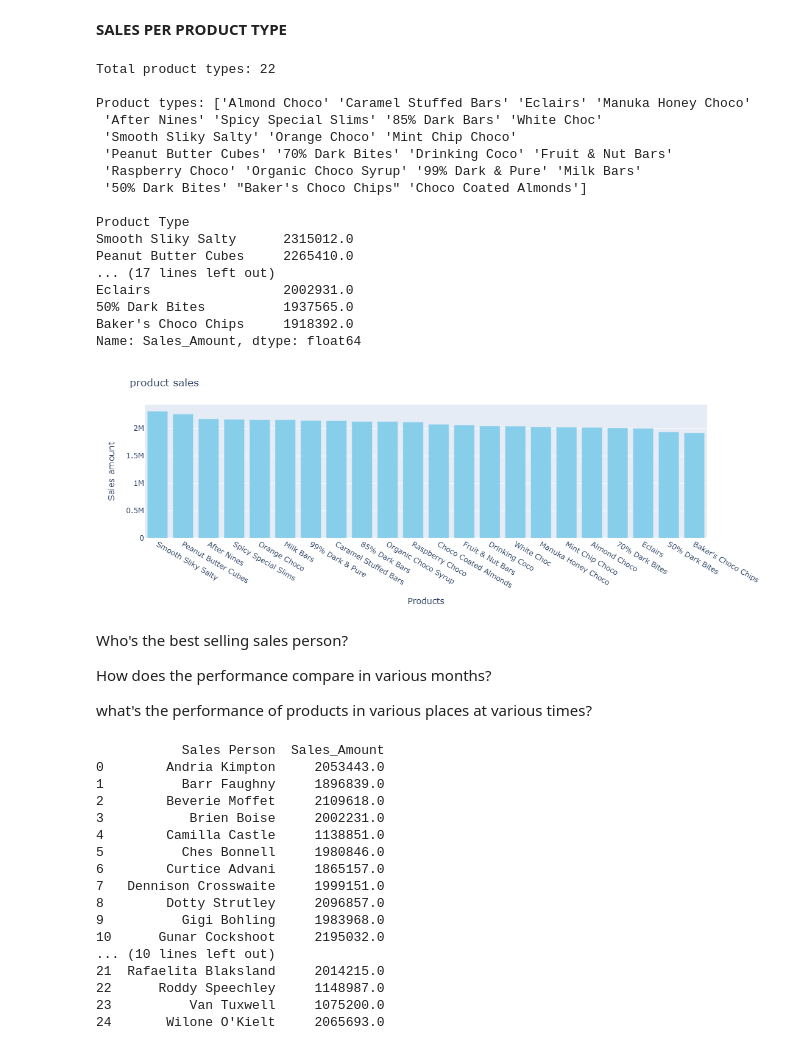
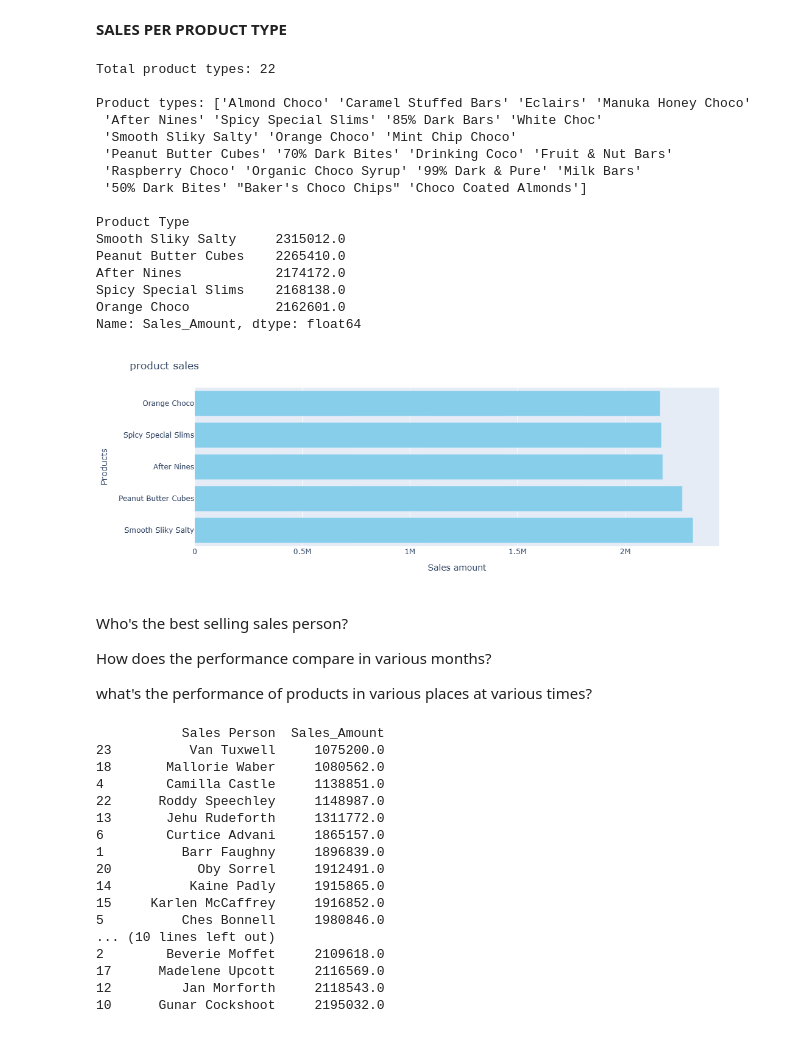
Before and after one commit to Lenida-Daniels/Sales-Analysis, a Jupyter notebook: sales_analysis.ipynb, the cells around one changed output. Drawn from its saved outputs; the diff is of its cells as text; code cells hidden in the pictures.

```diff
--- a/sales_analysis.ipynb
+++ b/sales_analysis.ipynb
@@ -941,7 +994,7 @@ product_types=df["Product Type"].unique()
 print("Product types:",product_types)
 print()
 
-product_sales=df.groupby(["Product Type"])["Sales_Amount"].sum().sort_values(ascending=False)
+product_sales=df.groupby(["Product Type"])["Sales_Amount"].sum().sort_values(ascending=False).head(5)
 print(product_sales)
 # %% [output]
 Total product types: 22
@@ -954,35 +1007,35 @@ Product types: ['Almond Choco' 'Caramel Stuffed Bars' 'Eclairs' 'Manuka Honey Ch
  '50% Dark Bites' "Baker's Choco Chips" 'Choco Coated Almonds']
 
 Product Type
-Smooth Sliky Salty      2315012.0
-Peanut Butter Cubes     2265410.0
-... (17 lines left out)
-Eclairs                 2002931.0
-50% Dark Bites          1937565.0
-Baker's Choco Chips     1918392.0
+Smooth Sliky Salty     2315012.0
+Peanut Butter Cubes    2265410.0
+After Nines            2174172.0
+Spicy Special Slims    2168138.0
+Orange Choco           2162601.0
 Name: Sales_Amount, dtype: float64
 # %%
 fig=px.bar(
 
-    x=product_sales.index,
-    y=product_sales.values,
-    color_discrete_sequence=["skyblue"]
+    y=product_sales.index,
+    x=product_sales.values,
+    color_discrete_sequence=["skyblue"],
+    orientation="h"
 
 
 )
 fig.update_layout(
     title="product sales",
-    width=1000,
+    width=600,
     height=400,
-    xaxis_title="Products",
-    yaxis_title="Sales amount"
+    yaxis_title="Products",
+    xaxis_title="Sales amount"
 
 
 
 )
 fig.show()
 # %% [output]
-[figure, old version]
+[figure, new version]
 # %% [markdown]
 Who's the best selling sales person?
 
@@ -990,24 +1043,24 @@ How does the performance compare in various months?
 
 what's the performance of products in various places at various times?
 # %%
-sales_person=df.groupby(["Sales Person"])["Sales_Amount"].sum().reset_index()
+sales_person=df.groupby(["Sales Person"])["Sales_Amount"].sum().reset_index().sort_values(by="Sales_Amount")
 print(sales_person)
 print()
 # %% [output]
            Sales Person  Sales_Amount
-0        Andria Kimpton     2053443.0
+23          Van Tuxwell     1075200.0
+18       Mallorie Waber     1080562.0
+4        Camilla Castle     1138851.0
+22      Roddy Speechley     1148987.0
+13       Jehu Rudeforth     1311772.0
+6        Curtice Advani     1865157.0
 1          Barr Faughny     1896839.0
+20           Oby Sorrel     1912491.0
+14          Kaine Padly     1915865.0
+15     Karlen McCaffrey     1916852.0
+5          Ches Bonnell     1980846.0
+... (10 lines left out)
 2        Beverie Moffet     2109618.0
-3           Brien Boise     2002231.0
-4        Camilla Castle     1138851.0
-5          Ches Bonnell     1980846.0
-6        Curtice Advani     1865157.0
-7   Dennison Crosswaite     1999151.0
-8        Dotty Strutley     2096857.0
-9          Gigi Bohling     1983968.0
+17      Madelene Upcott     2116569.0
+12         Jan Morforth     2118543.0
 10      Gunar Cockshoot     2195032.0
-... (10 lines left out)
-21  Rafaelita Blaksland     2014215.0
-22      Roddy Speechley     1148987.0
-23          Van Tuxwell     1075200.0
-24       Wilone O'Kielt     2065693.0
```
Also changed, not shown: parts of 26 cells of this notebook.
